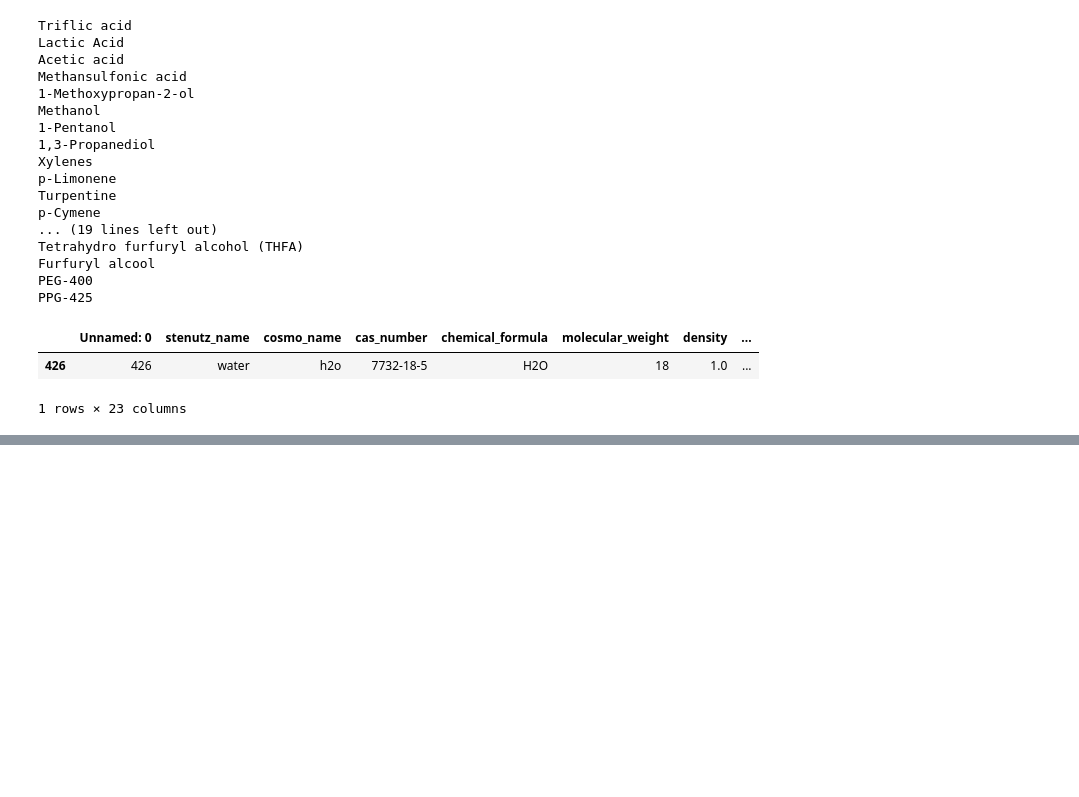
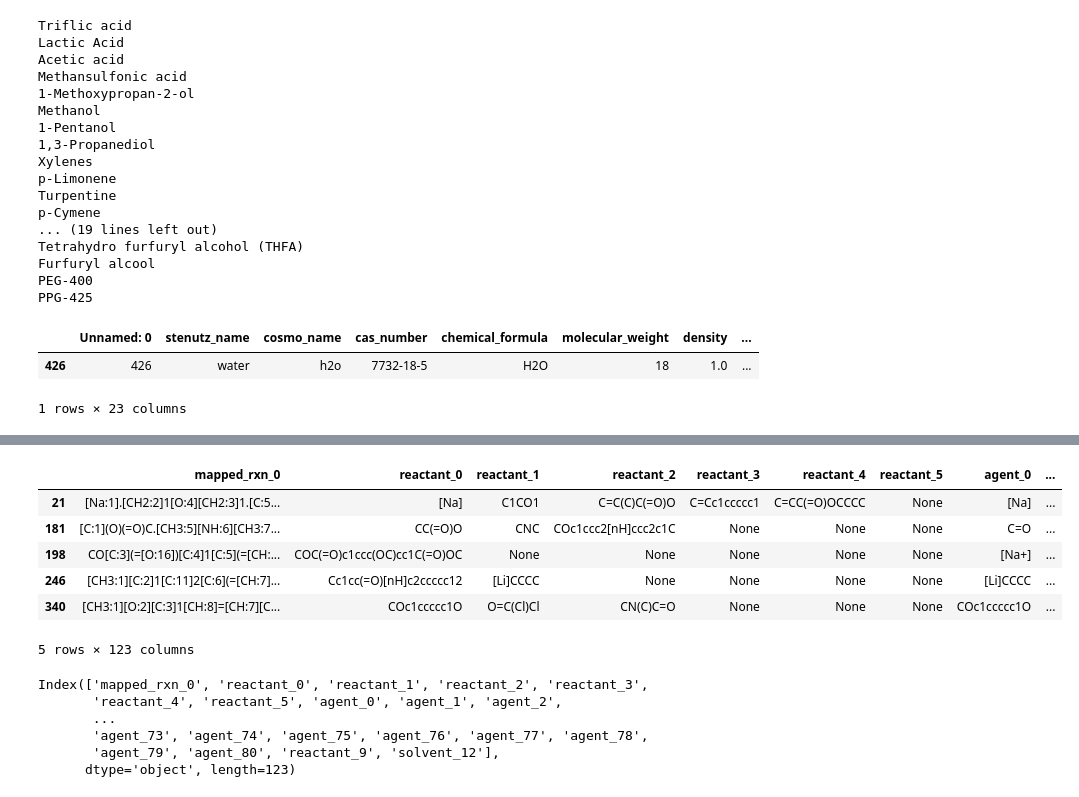
Before and after one commit to sustainable-processes/ORDerly, a Jupyter notebook: inspections.ipynb, the cells around one changed output, grey strips where cells are left out. Drawn from its saved outputs; the diff is of its cells as text; code cells hidden in the pictures; blank space fills up the shorter version.

```diff
--- a/inspections.ipynb
+++ b/inspections.ipynb
@@ -505,0 +519,40 @@ python USPTO_cleaning.py --clean_data_file_name=cleaned_USPTO --consistent_yield
+# %%
+def merge_pickles():
+    #create one big df of all the pickled data
+    folder_path = 'data/USPTO/pickled_data/'
+    onlyfiles = [f for f in listdir(folder_path) if isfile(join(folder_path, f))]
+    full_df = pd.DataFrame()
+    for file in tqdm(onlyfiles):
+        if file[0] != '.': #We don't want to try to unpickle .DS_Store
+            filepath = folder_path+file
+            unpickled_df = pd.read_pickle(filepath)
+            full_df = pd.concat([full_df, unpickled_df], ignore_index=True)
+
+    return full_df
+# %%
+df = merge_pickles()
+# %%
+smaller_df = df.iloc[:1000].copy()
+# %%
+# Assuming your dataframe is named df
+solution_rows = smaller_df[smaller_df.apply(lambda row: row.astype(str).str.contains('solution').any(), axis=1)].head(5)
+
+# Print the first 5 rows that contain 'solution'
+solution_rows
+# %% [output]
+|  | mapped_rxn_0 | reactant_0 | reactant_1 | reactant_2 | reactant_3 | reactant_4 | reactant_5 | agent_0 | ... |
+| 21 | [Na:1].[CH2:2]1[O:4][CH2:3]1.[C:5... | [Na] | C1CO1 | C=C(C)C(=O)O | C=Cc1ccccc1 | C=CC(=O)OCCCC | None | [Na] | ... |
+| 181 | [C:1](O)(=O)C.[CH3:5][NH:6][CH3:7... | CC(=O)O | CNC | COc1ccc2[nH]ccc2c1C | None | None | None | C=O | ... |
+| 198 | CO[C:3](=[O:16])[C:4]1[C:5](=[CH:... | COC(=O)c1ccc(OC)cc1C(=O)OC | None | None | None | None | None | [Na+] | ... |
+| 246 | [CH3:1][C:2]1[C:11]2[C:6](=[CH:7]... | Cc1cc(=O)[nH]c2ccccc12 | [Li]CCCC | None | None | None | None | [Li]CCCC | ... |
+| 340 | [CH3:1][O:2][C:3]1[CH:8]=[CH:7][C... | COc1ccccc1O | O=C(Cl)Cl | CN(C)C=O | None | None | None | COc1ccccc1O | ... |
+5 rows × 123 columns
+# %%
+smaller_df.columns
+# %% [output]
+Index(['mapped_rxn_0', 'reactant_0', 'reactant_1', 'reactant_2', 'reactant_3',
+       'reactant_4', 'reactant_5', 'agent_0', 'agent_1', 'agent_2',
+       ...
+       'agent_73', 'agent_74', 'agent_75', 'agent_76', 'agent_77', 'agent_78',
+       'agent_79', 'agent_80', 'reactant_9', 'solvent_12'],
+      dtype='object', length=123)
```
Also changed, not shown: parts of 9 cells of this notebook, 4 other files.
